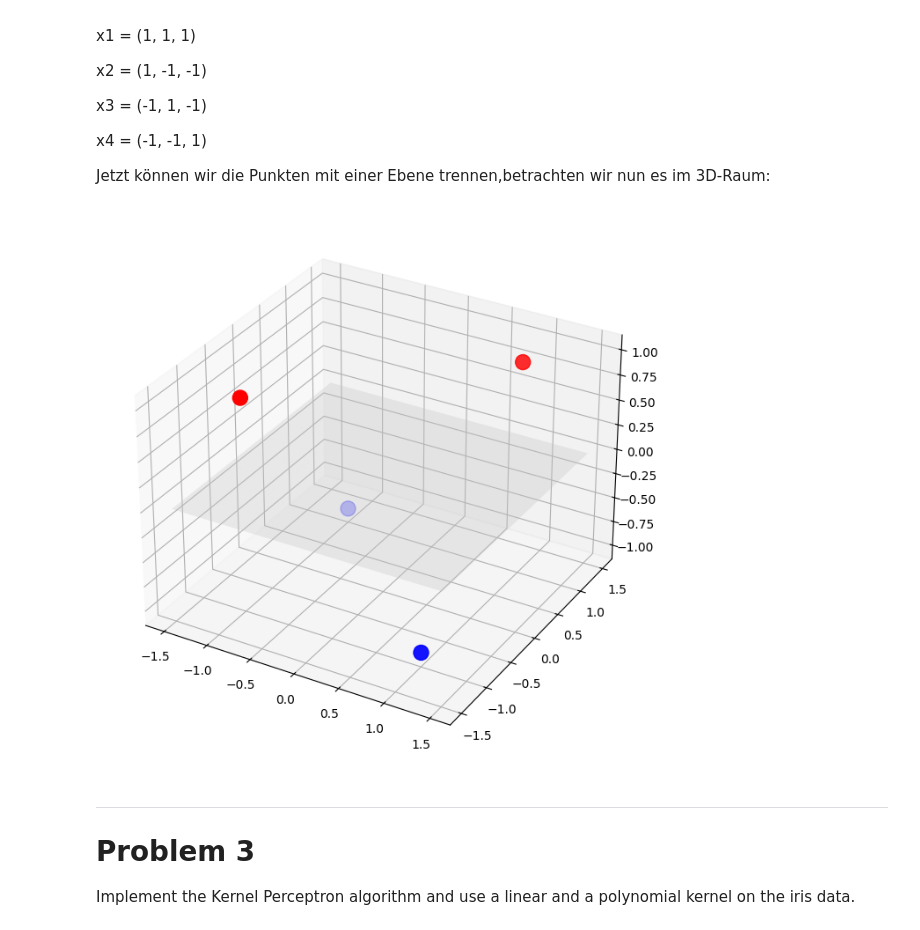
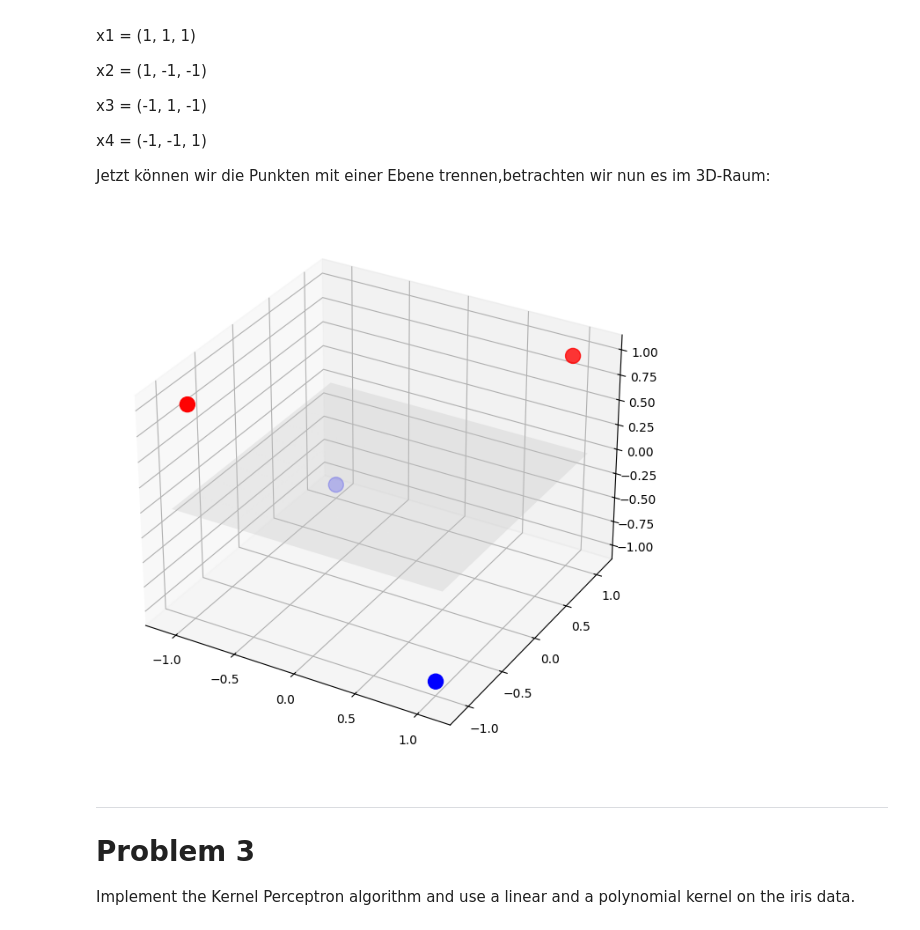
Before and after one commit to Agulov-Yaroslav/Statistical-Methods-for-Computational-Linguistics-Problem-9, a Jupyter notebook: problems9-kernels.ipynb, the cells around one changed output. Saved outputs shown, nothing was run; the diff lists cells and outputs as text; code cells hidden in the pictures.

```diff
--- a/problems9-kernels.ipynb
+++ b/problems9-kernels.ipynb
@@ -81,31 +81,34 @@ Jetzt können wir die Punkten mit einer Ebene trennen,betrachten wir nun es im 3
 # %%
 import matplotlib.pyplot as plt
 
 X_phi = np.array([
     [ 1,  1,  1],
     [ 1, -1, -1],
     [-1,  1, -1],
     [-1, -1,  1]
 ])
 
 y = np.array([-1, 1, 1, -1])
 
 colors = ['red' if label == -1 else 'blue' for label in y]
 
 
 fig = plt.figure(figsize=(8, 8))
 ax = fig.add_subplot(111, projection='3d')
 ax.scatter(X_phi[:, 0], X_phi[:, 1], X_phi[:, 2], c=colors, s=150)
 
+x_min, x_max = X_phi[:, 0].min() - 0.1, X_phi[:, 0].max() + 0.1
+y_min, y_max = X_phi[:, 1].min() - 0.1, X_phi[:, 1].max() + 0.1
+
 xx, yy = np.meshgrid(np.linspace(x_min, x_max, 10), np.linspace(y_min, y_max, 10))
 zz = 0 * xx
 
 ax.plot_surface(xx, yy, zz, alpha=0.3, color='white')
 
 
 plt.show()
 # %% [output]
-[figure, old version]
+[figure, new version]
 # %% [markdown]
 ***
 
```
Also changed, not shown: parts of 3 cells of this notebook.
